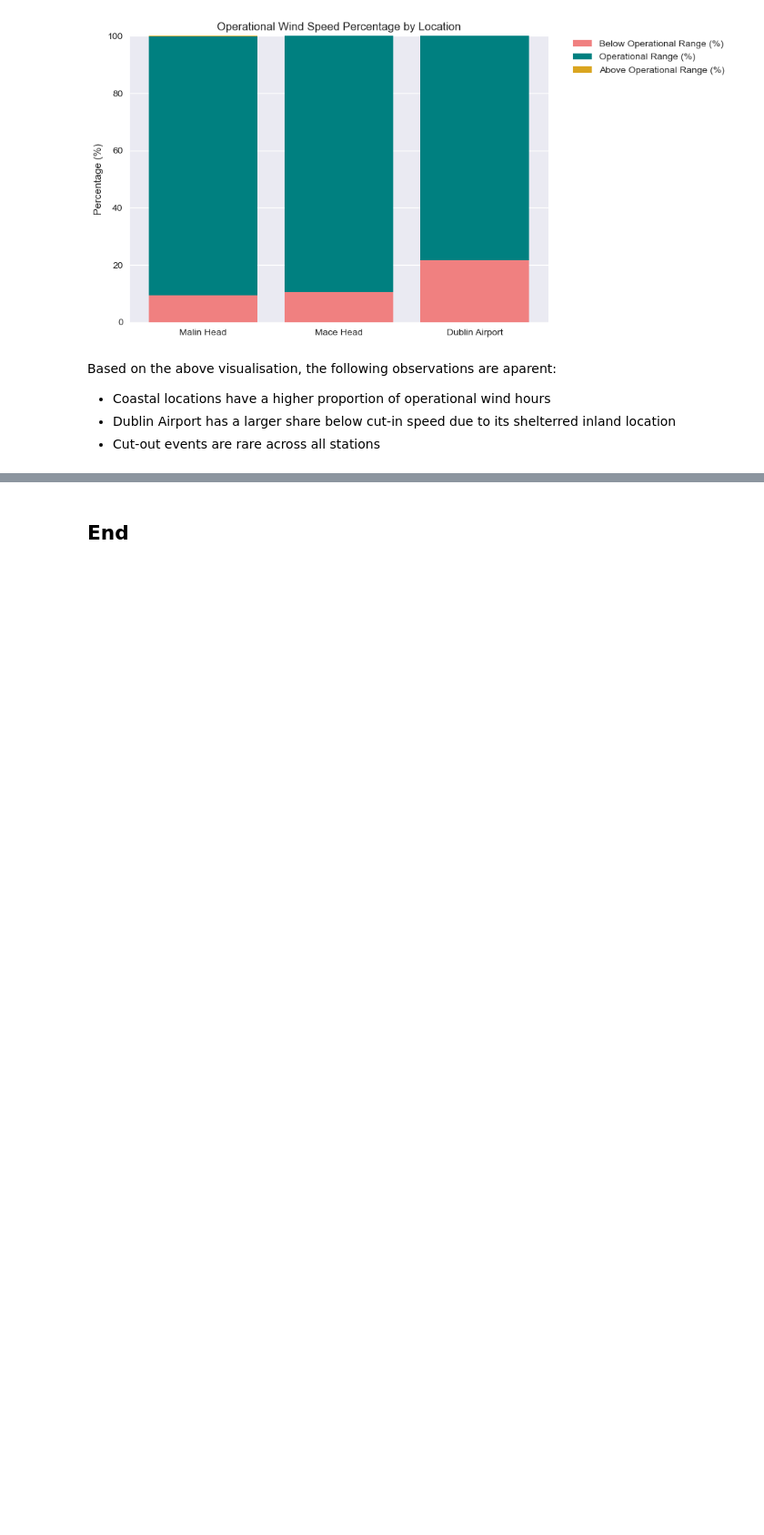
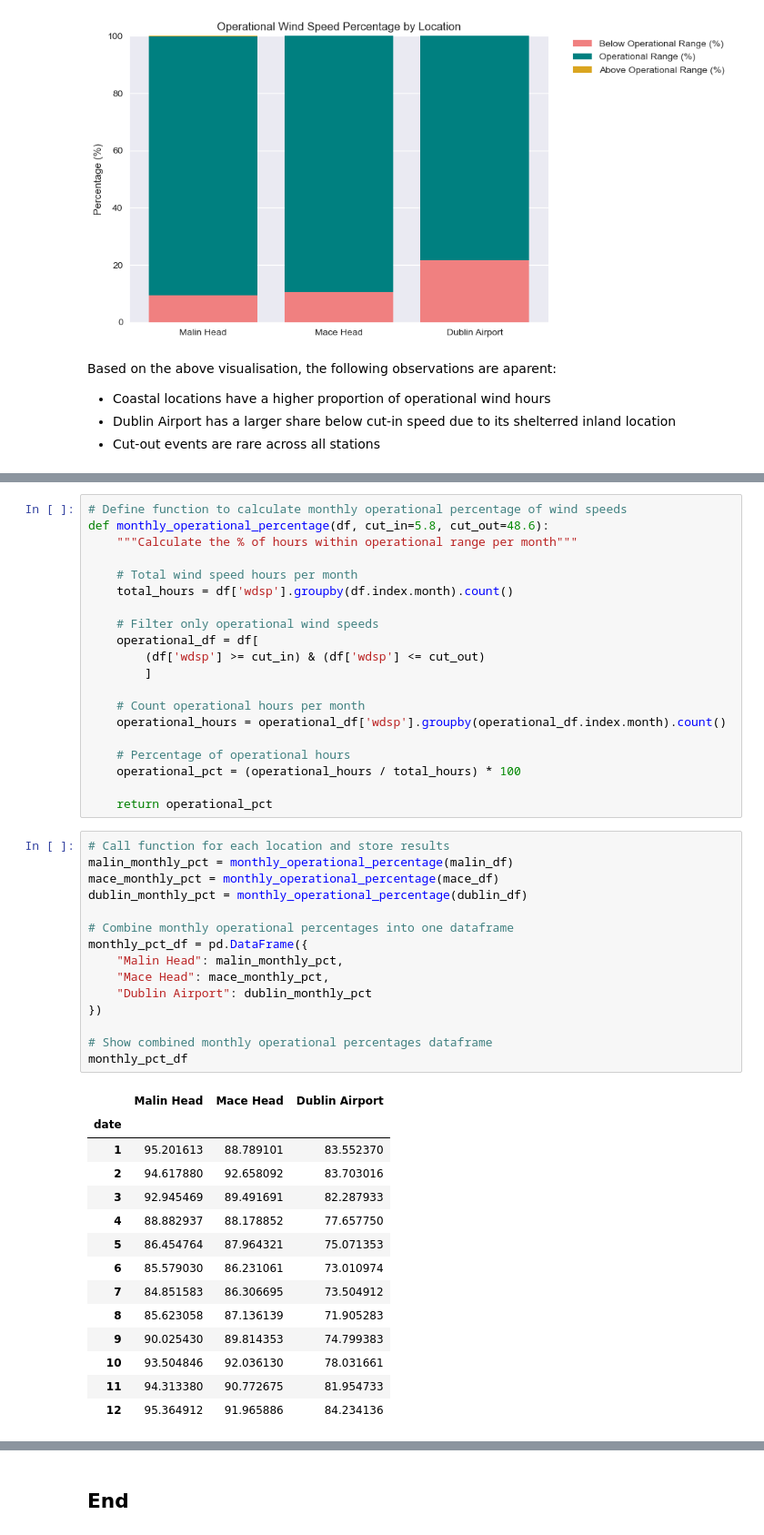
Before and after one commit to Oksyyy/programming-for-data-analytics, a Jupyter notebook: project/wind_anlysis.ipynb, the cells around one changed output, grey strips where cells are left out. Shown at 91% size. Cells and saved outputs as stored; diff of their text form; blank space fills up the shorter version.

```diff
--- a/project/wind_anlysis.ipynb
+++ b/project/wind_anlysis.ipynb
@@ -353,0 +445,50 @@ Based on the above visualisation, the following observations are aparent:
+# %%
+# Define function to calculate monthly operational percentage of wind speeds
+def monthly_operational_percentage(df, cut_in=5.8, cut_out=48.6):
+    """Calculate the % of hours within operational range per month"""
+
+    # Total wind speed hours per month
+    total_hours = df['wdsp'].groupby(df.index.month).count()
+
+    # Filter only operational wind speeds
+    operational_df = df[
+        (df['wdsp'] >= cut_in) & (df['wdsp'] <= cut_out)
+        ]
+
+    # Count operational hours per month
+    operational_hours = operational_df['wdsp'].groupby(operational_df.index.month).count()
+
+    # Percentage of operational hours
+    operational_pct = (operational_hours / total_hours) * 100
+
+    return operational_pct
+# %%
+# Call function for each location and store results
+malin_monthly_pct = monthly_operational_percentage(malin_df)
+mace_monthly_pct = monthly_operational_percentage(mace_df)
+dublin_monthly_pct = monthly_operational_percentage(dublin_df)
+
+# Combine monthly operational percentages into one dataframe
+monthly_pct_df = pd.DataFrame({
+    "Malin Head": malin_monthly_pct,
+    "Mace Head": mace_monthly_pct,
+    "Dublin Airport": dublin_monthly_pct
+})
+
+# Show combined monthly operational percentages dataframe
+monthly_pct_df
+# %% [output]
+|  | Malin Head | Mace Head | Dublin Airport |
+| date |  |  |  |
+| 1 | 95.201613 | 88.789101 | 83.552370 |
+| 2 | 94.617880 | 92.658092 | 83.703016 |
+| 3 | 92.945469 | 89.491691 | 82.287933 |
+| 4 | 88.882937 | 88.178852 | 77.657750 |
+| 5 | 86.454764 | 87.964321 | 75.071353 |
+| 6 | 85.579030 | 86.231061 | 73.010974 |
+| 7 | 84.851583 | 86.306695 | 73.504912 |
+| 8 | 85.623058 | 87.136139 | 71.905283 |
+| 9 | 90.025430 | 89.814353 | 74.799383 |
+| 10 | 93.504846 | 92.036130 | 78.031661 |
+| 11 | 94.313380 | 90.772675 | 81.954733 |
+| 12 | 95.364912 | 91.965886 | 84.234136 |
```
Also changed, not shown: parts of 18 cells of this notebook.
